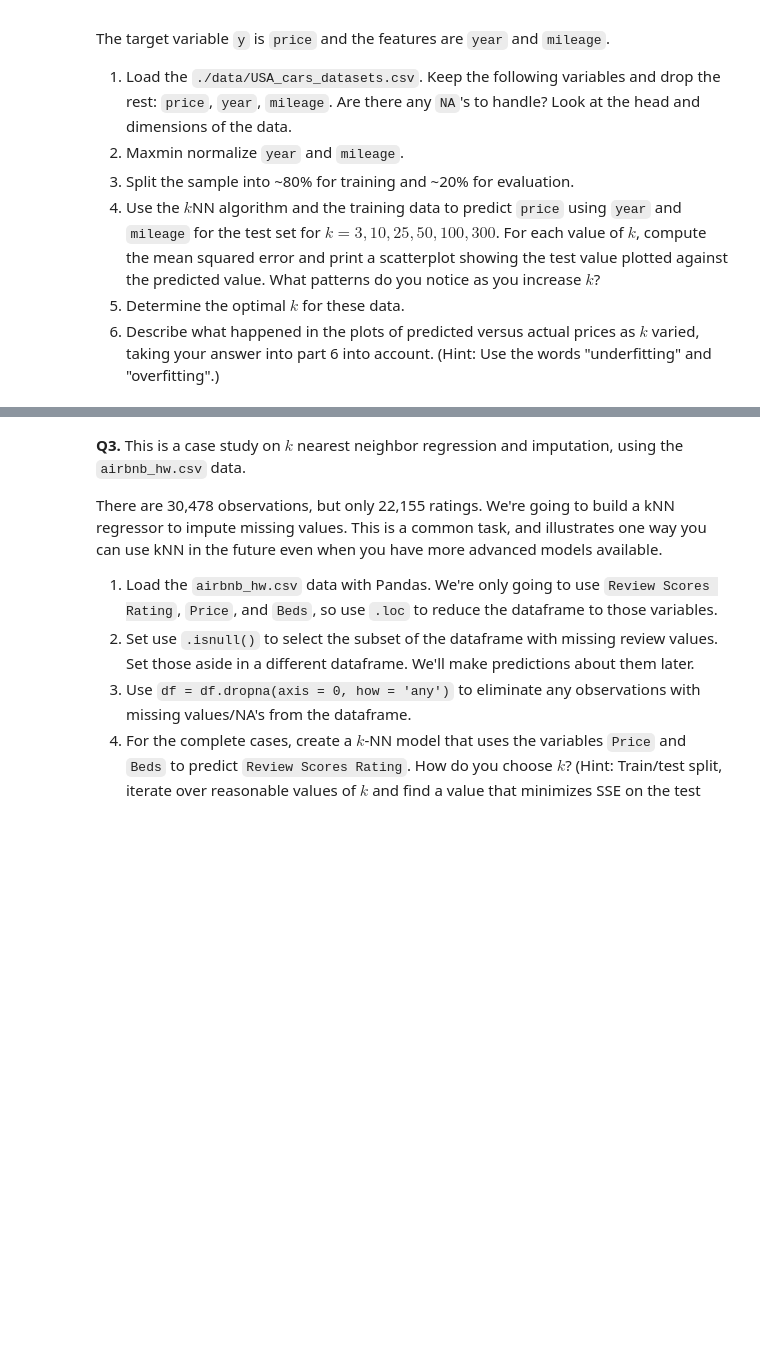
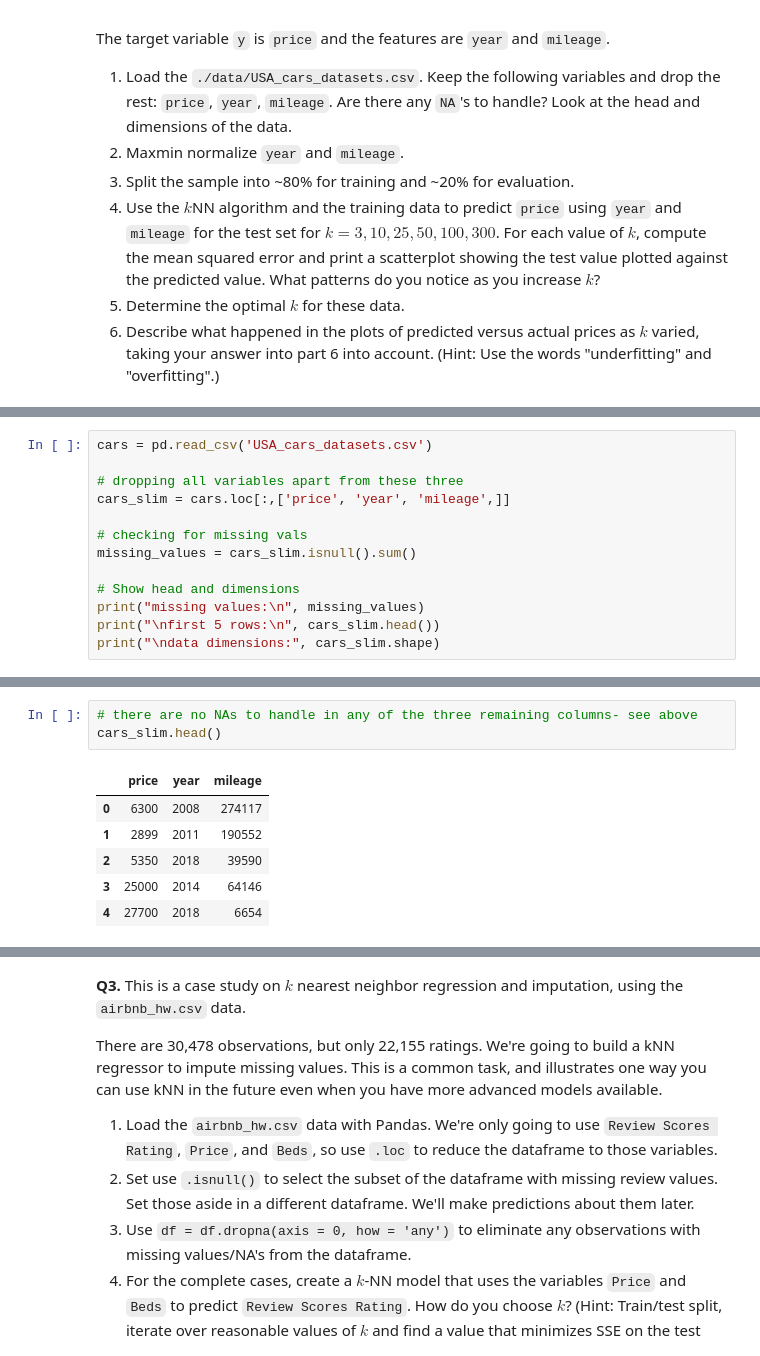
Before and after one commit to amn8ge/knn_assignment, a Jupyter notebook: assignment_knn.ipynb, the cells around one changed output, grey strips where cells are left out. Cells and saved outputs as stored; diff of their text form; blank space fills up the shorter version.

```diff
--- a/assignment_knn.ipynb
+++ b/assignment_knn.ipynb
@@ -42,0 +75,13 @@ The target variable `y` is `price` and the features are `year` and `mileage`.
+# %%
+cars = pd.read_csv('USA_cars_datasets.csv')
+
+# dropping all variables apart from these three
+cars_slim = cars.loc[:,['price', 'year', 'mileage',]]
+
+# checking for missing vals
+missing_values = cars_slim.isnull().sum()
+
+# Show head and dimensions
+print("missing values:\n", missing_values)
+print("\nfirst 5 rows:\n", cars_slim.head())
+print("\ndata dimensions:", cars_slim.shape)
@@ -42,0 +104,10 @@ The target variable `y` is `price` and the features are `year` and `mileage`.
+# %%
+# there are no NAs to handle in any of the three remaining columns- see above
+cars_slim.head()
+# %% [output]
+|  | price | year | mileage |
+| 0 | 6300 | 2008 | 274117 |
+| 1 | 2899 | 2011 | 190552 |
+| 2 | 5350 | 2018 | 39590 |
+| 3 | 25000 | 2014 | 64146 |
+| 4 | 27700 | 2018 | 6654 |
```
Also changed, not shown: parts of 15 cells of this notebook.
